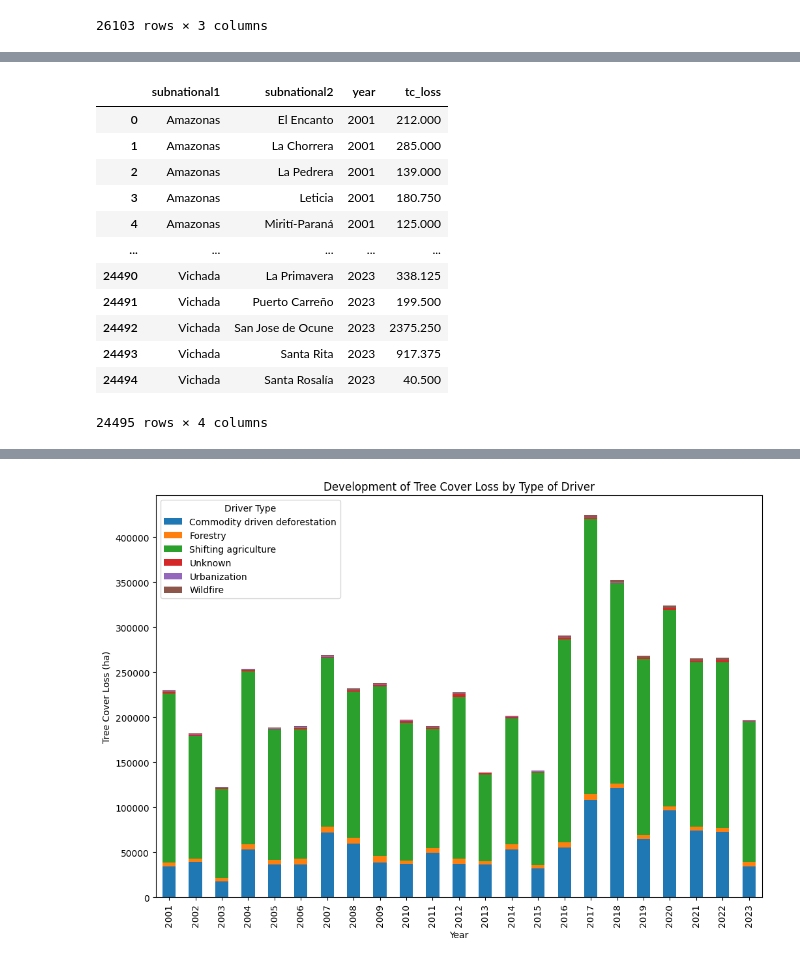
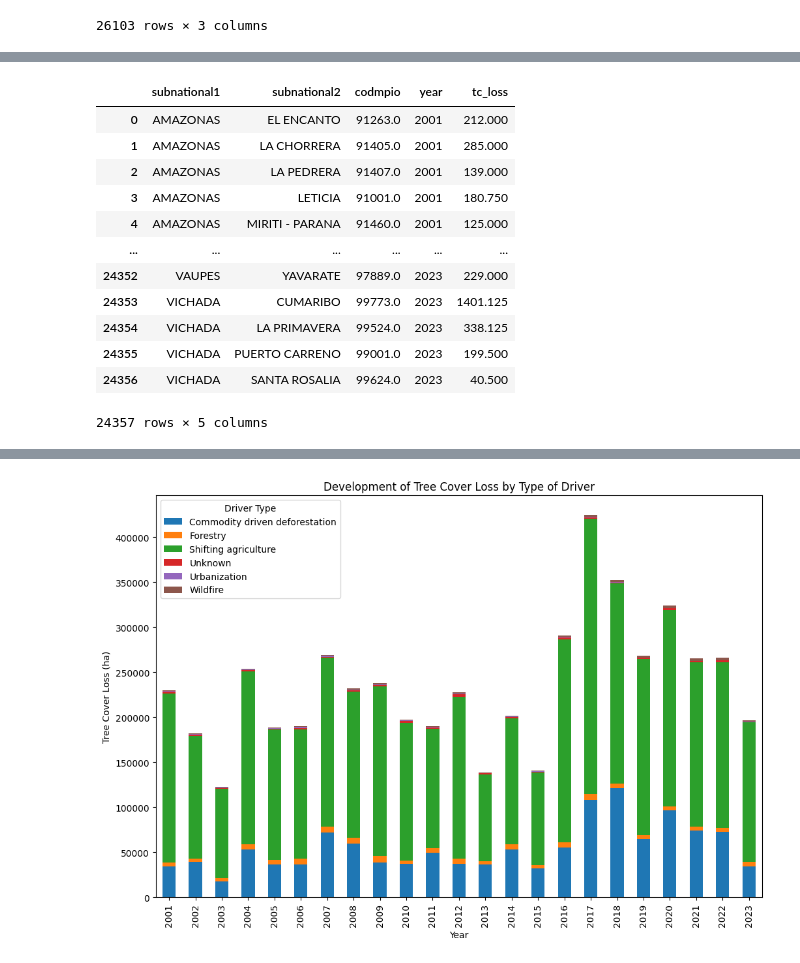
Before and after one commit to cpj97/MDS_thesis, a Jupyter notebook: script.ipynb, the cells around one changed output, grey strips where cells are left out. Drawn from its saved outputs; the diff is of its cells as text; code cells hidden in the pictures.

```diff
--- a/script.ipynb
+++ b/script.ipynb
@@ -273,35 +384,41 @@ dtype: object
 # %%
 #####################
 ### Deforestation ###
 #####################
 
 # Select only numeric columns
-numeric_cols = dataframes[1].select_dtypes(include=[np.number]).columns
+numeric_cols = def_codes.select_dtypes(include=[np.number]).columns
 
 # Group by 'subnational1' and 'subnational2' and calculate the mean for tree cover loss for all thresholds
-dataframes[1] = dataframes[1].groupby(['subnational1', 'subnational2'])[numeric_cols].mean()
-dataframes[1].reset_index(inplace=True)
-dataframes[1] = dataframes[1].iloc[:, list(range(0, 2)) + list(range(7, dataframes[1].shape[1]))]
+def_codes = def_codes.groupby(['subnational1', 'subnational2'])[numeric_cols].mean()
+def_codes.reset_index(inplace=True)
+def_codes = def_codes.iloc[:, list(range(0, 2)) + list(range(7, def_codes.shape[1]))]
 
 # Wide to long
-dataframes[1] = pd.melt(dataframes[1], id_vars=dataframes[1].columns[0:2], value_vars=dataframes[1].columns[2:],
+def_codes = pd.melt(def_codes, id_vars=list(def_codes.columns[[0, 1, 26]]), value_vars=def_codes.columns[2:25],
                     var_name='year', value_name='tc_loss')
 
 # Extract only the year number from the 'year' column
-dataframes[1]['year'] = dataframes[1]['year'].str.extract('(\d+)').astype(int)
+def_codes['year'] = def_codes['year'].str.extract('(\d+)')
+# Drop rows with NaN values in the 'year' column
+def_codes = def_codes.dropna(subset=['year'])
 
-dataframes[1]
+# Convert the 'year' column to integers
+def_codes['year'] = def_codes['year'].astype(int)
+
+
+def_codes
 # %% [output]
-|  | subnational1 | subnational2 | year | tc_loss |
-| 0 | Amazonas | El Encanto | 2001 | 212.000 |
-| 1 | Amazonas | La Chorrera | 2001 | 285.000 |
-| 2 | Amazonas | La Pedrera | 2001 | 139.000 |
-| 3 | Amazonas | Leticia | 2001 | 180.750 |
-| 4 | Amazonas | Mirití-Paraná | 2001 | 125.000 |
-| ... | ... | ... | ... | ... |
-| 24490 | Vichada | La Primavera | 2023 | 338.125 |
-| 24491 | Vichada | Puerto Carreño | 2023 | 199.500 |
-| 24492 | Vichada | San Jose de Ocune | 2023 | 2375.250 |
-| 24493 | Vichada | Santa Rita | 2023 | 917.375 |
-| 24494 | Vichada | Santa Rosalía | 2023 | 40.500 |
+|  | subnational1 | subnational2 | codmpio | year | tc_loss |
+| 0 | AMAZONAS | EL ENCANTO | 91263.0 | 2001 | 212.000 |
+| 1 | AMAZONAS | LA CHORRERA | 91405.0 | 2001 | 285.000 |
+| 2 | AMAZONAS | LA PEDRERA | 91407.0 | 2001 | 139.000 |
+| 3 | AMAZONAS | LETICIA | 91001.0 | 2001 | 180.750 |
+| 4 | AMAZONAS | MIRITI - PARANA | 91460.0 | 2001 | 125.000 |
+| ... | ... | ... | ... | ... | ... |
+| 24352 | VAUPES | YAVARATE | 97889.0 | 2023 | 229.000 |
+| 24353 | VICHADA | CUMARIBO | 99773.0 | 2023 | 1401.125 |
+| 24354 | VICHADA | LA PRIMAVERA | 99524.0 | 2023 | 338.125 |
+| 24355 | VICHADA | PUERTO CARRENO | 99001.0 | 2023 | 199.500 |
+| 24356 | VICHADA | SANTA ROSALIA | 99624.0 | 2023 | 40.500 |
-24495 rows × 4 columns
+24357 rows × 5 columns
```
Also changed, not shown: parts of 31 cells of this notebook.
